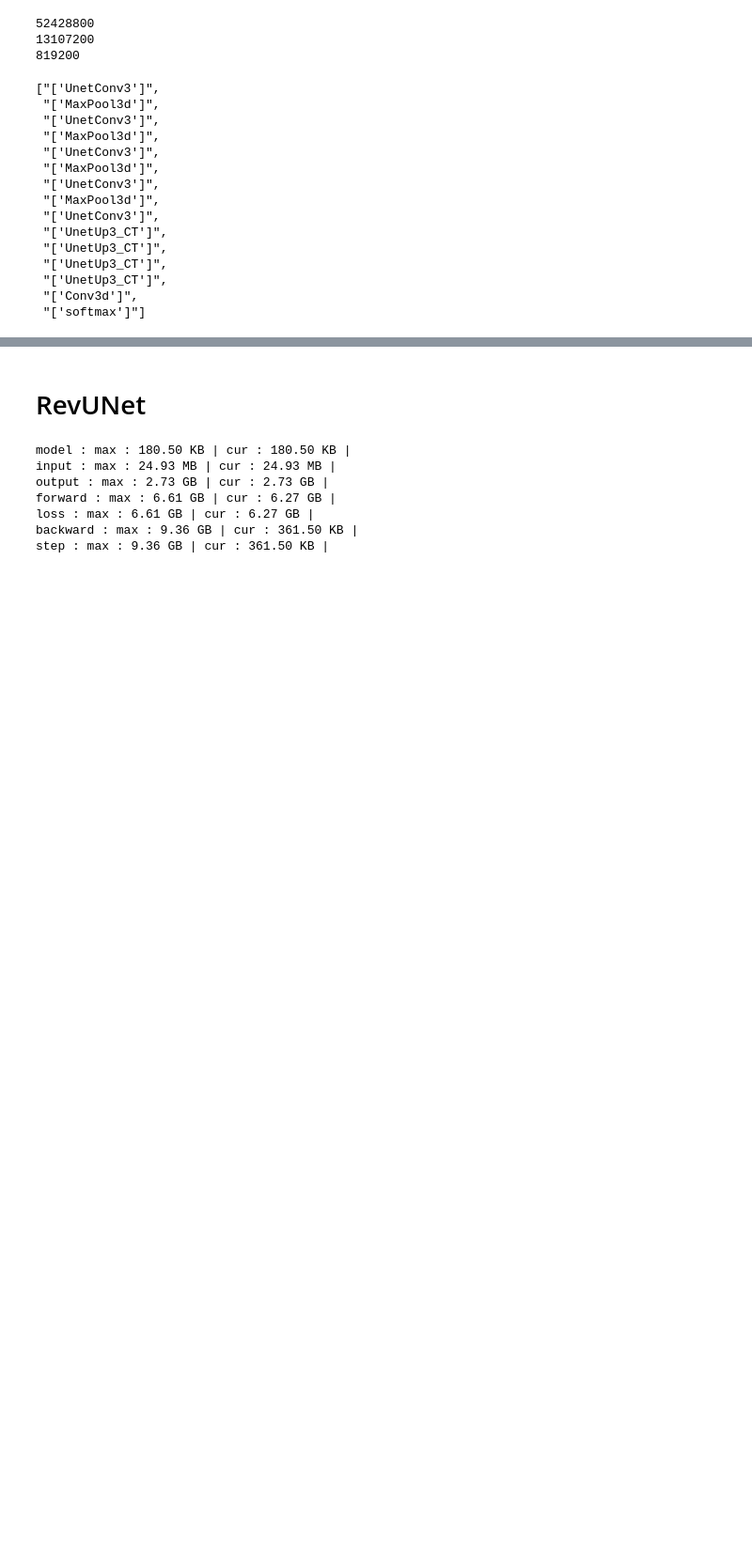
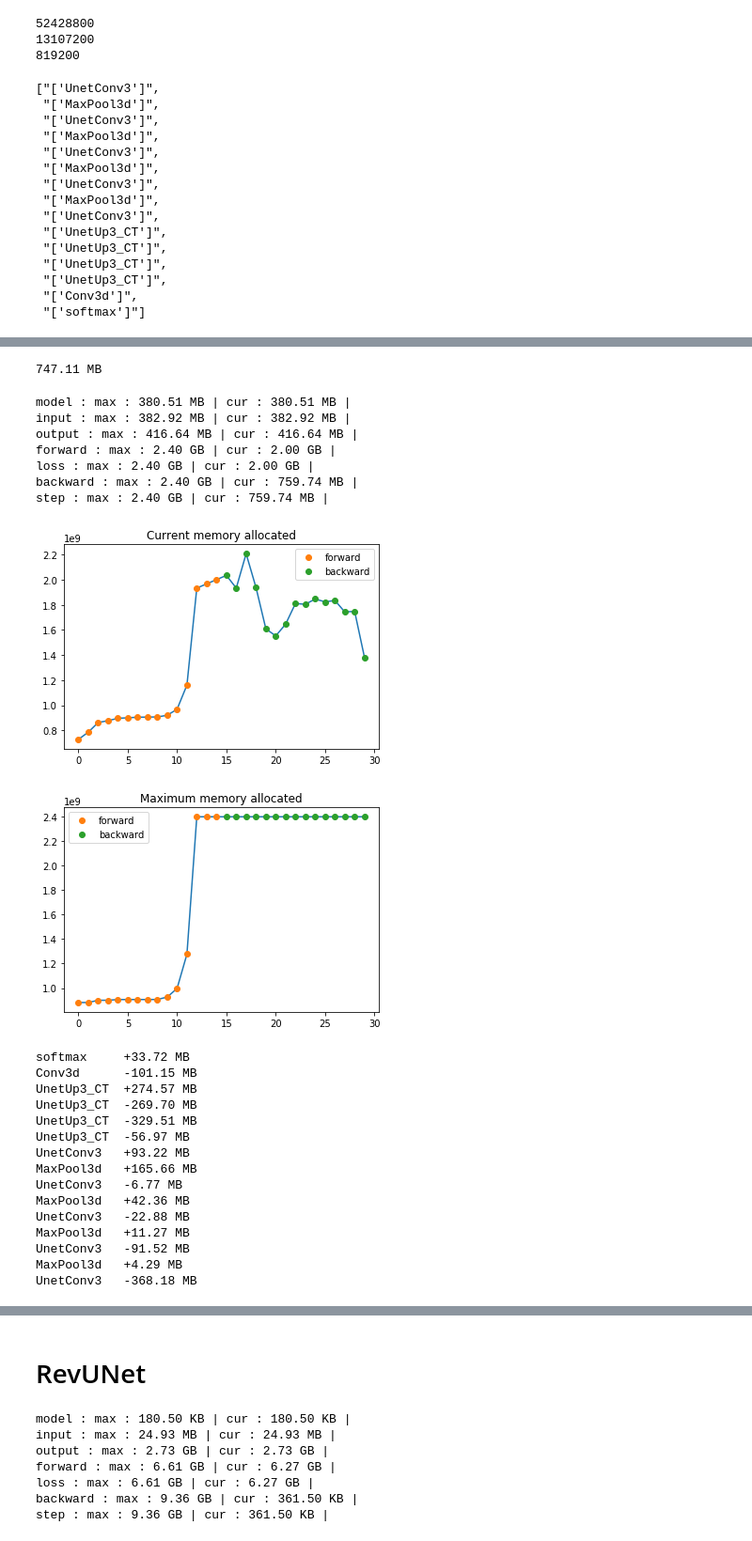
Before and after one commit to Myyyr/memory, a Jupyter notebook: callback.ipynb, the cells around one changed output, grey strips where cells are left out. Shown at 94% size. Saved outputs shown, nothing was run; the diff lists cells and outputs as text; code cells hidden in the pictures; blank space fills up the shorter version.

```diff
--- a/callback.ipynb
+++ b/callback.ipynb
@@ -143,6 +143,15 @@ plt.plot(x2,list(reversed(b_max)), 'o', label = 'backward')
 plt.legend()
 plt.title('Maximum memory allocated')
 plt.show()
+
+
+a = [f_cur[-1]]+list(reversed(b_cur))[:-1]
+b = list(reversed(b_cur))
+for i,j in zip(list(reversed(b_name)), np.array(b) - np.array(a)):
+    txt = i.replace('[','').replace("'",'').replace(']','')
+    s = ''.join([' ' for i in range(10-len(txt))])
+    v = "-"+str(convert_bytes(abs(j))) if j<0 else "+"+str(convert_bytes(abs(j)))
+    print(txt,s,v)
 # %% [output]
 model : max : 380.51 MB | cur : 380.51 MB |
 input : max : 387.07 MB | cur : 387.07 MB |
@@ -155,0 +180,71 @@ step : max : 5.85 GB | cur : 758.10 MB |
+# %%
+print(convert_bytes(64*160*160*64*4*2 - 14*160*160*64*4))
+# %% [output]
+747.11 MB
+# %%
+with open('./callback_unet_memory_112_full.json', 'r') as f:
+    js = json.load(f)
+
+for i in list(js.keys())[:-2]:
+    txt = i +' : '
+    for k in list(js[i]):
+        txt += k + ' : ' + convert_bytes(js[i][k]) + ' | '
+    print(txt)
+
+f_cur, f_max, b_cur, b_max, f_name, b_name = [], [], [], [], [], []
+for fk, bk in zip(js['hookF'], js['hookB']):
+    f_cur.append(fk['cur'][0])
+    f_max.append(fk['max'][0])
+    f_name.append(fk['name'])
+    b_cur.append(bk['cur'][0])
+    b_max.append(bk['max'][0])
+    b_name.append(bk['name'])
+
+x1, x2 = list(range(len(f_cur))), list(range(len(f_cur),len(f_cur)+len(b_cur)))
+plt.plot(x1+x2,f_cur + list(reversed(b_cur)))
+plt.plot(x1,f_cur, 'o', label = 'forward')
+plt.plot(x2,list(reversed(b_cur)), 'o', label = 'backward')
+plt.legend()
+plt.title('Current memory allocated')
+plt.show()
+
+
+plt.plot(x1+x2,f_max + list(reversed(b_max)))
+plt.plot(x1,f_max, 'o', label = 'forward')
+plt.plot(x2,list(reversed(b_max)), 'o', label = 'backward')
+plt.legend()
+plt.title('Maximum memory allocated')
+plt.show()
+
+a = [f_cur[-1]]+list(reversed(b_cur))[:-1]
+b = list(reversed(b_cur))
+for i,j in zip(list(reversed(b_name)), np.array(b) - np.array(a)):
+    txt = i.replace('[','').replace("'",'').replace(']','')
+    s = ''.join([' ' for i in range(10-len(txt))])
+    v = "-"+str(convert_bytes(abs(j))) if j<0 else "+"+str(convert_bytes(abs(j)))
+    print(txt,s,v)
+# %% [output]
+model : max : 380.51 MB | cur : 380.51 MB |
+input : max : 382.92 MB | cur : 382.92 MB |
+output : max : 416.64 MB | cur : 416.64 MB |
+forward : max : 2.40 GB | cur : 2.00 GB |
+loss : max : 2.40 GB | cur : 2.00 GB |
+backward : max : 2.40 GB | cur : 759.74 MB |
+step : max : 2.40 GB | cur : 759.74 MB |
+[figure, added]
+[figure, added]
+softmax     +33.72 MB
+Conv3d      -101.15 MB
+UnetUp3_CT  +274.57 MB
+UnetUp3_CT  -269.70 MB
+UnetUp3_CT  -329.51 MB
+UnetUp3_CT  -56.97 MB
+UnetConv3   +93.22 MB
+MaxPool3d   +165.66 MB
+UnetConv3   -6.77 MB
+MaxPool3d   +42.36 MB
+UnetConv3   -22.88 MB
+MaxPool3d   +11.27 MB
+UnetConv3   -91.52 MB
+MaxPool3d   +4.29 MB
+UnetConv3   -368.18 MB
```
Also changed, not shown: parts of 4 cells of this notebook, 2 other files.
